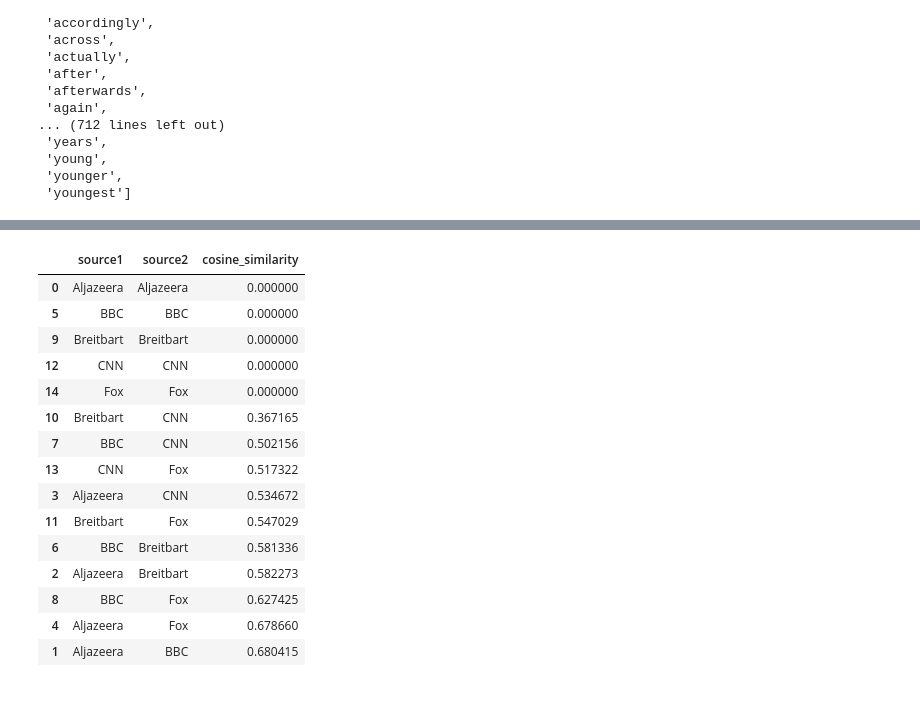
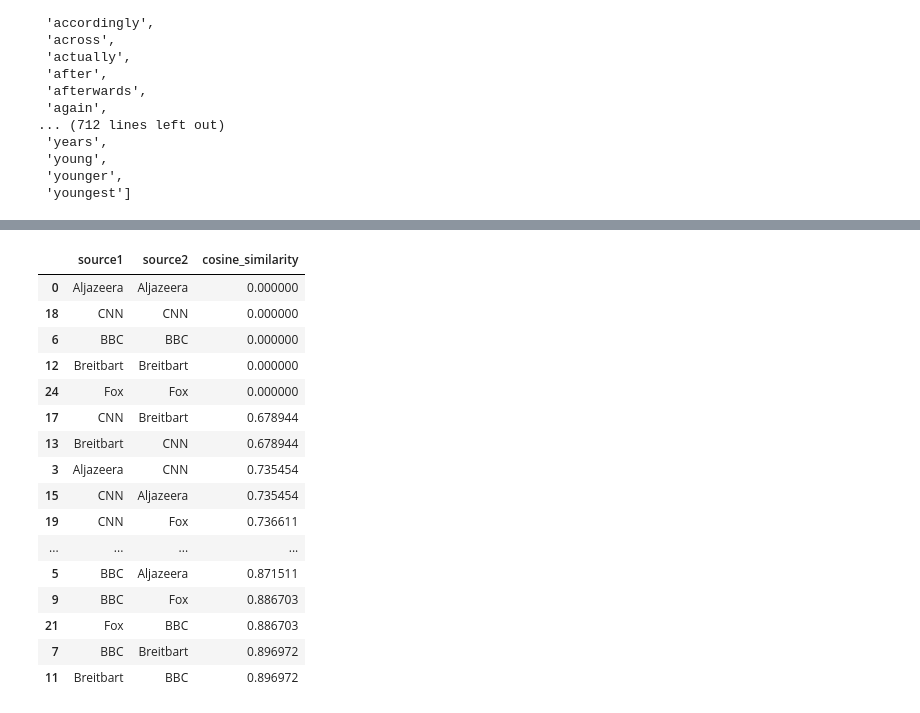
Before and after one commit to edunford/coding_discussions_ppol564_fall2020, a Jupyter notebook: 04_coding_discussion/Submissions/egalla_vince_ve68.ipynb, the cells around one changed output, grey strips where cells are left out. Cells and saved outputs as stored; diff of their text form; code cells hidden in the pictures.

```diff
--- a/04_coding_discussion/Submissions/egalla_vince_ve68.ipynb
+++ b/04_coding_discussion/Submissions/egalla_vince_ve68.ipynb
@@ -77,7 +98,7 @@ def tokenize(text):
     text_list1 = [i for i in text_list0 if i not in stop_list]
     return text_list1
 # %%
-def generateDTM(filenames= None):
+def generateDTM(filenames= None, token= 0):
     '''
     GOAL: Create document text matrix from a list of files
     INPUT: List of filenames of text objects
@@ -91,7 +112,10 @@ def generateDTM(filenames= None):
         with open("C:\\Georgetown\\2020 Fall\\PPOL 564\\coding_discussions_ppol564_fall2020\\04_coding_discussion\\Data\\"+filename+".txt",encoding="utf-8") as f:
             content = f.read()
         ## Tokenize text
-        content_list = tokenize(content)
+        if token == 0:
+            content_list = tokenize0(content)
+        elif token == 1:
+            content_list = tokenize1(content)
         ## Convert to dictionary with count of words
         content_dict = dict()
         for word in content_list:
@@ -109,8 +133,8 @@ def generateDTM(filenames= None):
 files = ["aljazeera-khashoggi","bbc-khashoggi","breitbart-khashoggi","cnn-khashoggi","fox-khashoggi"]
 # %%
 ## Generate document text matrix from all files
-khashoggiDTM = generateDTM(files)
-khashoggiDTM
+khashoggiDTM0 = generateDTM(files, 0)
+khashoggiDTM0
 # %% [output]
 |  | $50bn | (2r) | (90kilometer) | (ak | (cnn) | (l) | (r) | (£385bn) | 1 | 11 | ... |
 | 0 | 0.0 | 0.0 | 0.0 | 1.0 | 0.0 | 0.0 | 0.0 | 0.0 | 0.0 | 0.0 | ... |
@@ -124,17 +148,17 @@ khashoggiDTM
 indexFilename = [[0,"Aljazeera"],[1,"BBC"],[2,"Breitbart"],[3,"CNN"],[4,"Fox"]]
 # %%
 ## Create empty list to add values to
-similarityData = []
+similarityData0 = []
 
 ## Loop through permutations of indices
 for i in range(0,5):
     for j in range(0,5):
-        if i != j and i < j:
-            a = khashoggiDTM.iloc[i]
-            b = khashoggiDTM.iloc[j]
+        if i != j:
+            a = khashoggiDTM0.iloc[i]
+            b = khashoggiDTM0.iloc[j]
             cosine = a.dot(b)/(np.sqrt(a.dot(a))*np.sqrt(b.dot(b)))
             print("The cosine similarity between the articles from "+indexFilename[i][1]+" and "+indexFilename[j][1]+" is "+str(round(cosine,3)) + ".")
-            similarityData.append([indexFilename[i][1],indexFilename[j][1],cosine])
+            similarityData0.append([indexFilename[i][1],indexFilename[j][1],cosine])
         elif i == j:
-            similarityData.append([indexFilename[i][1],indexFilename[j][1],0])
+            similarityData0.append([indexFilename[i][1],indexFilename[j][1],0])
 # %% [output]
@@ -151,26 +185,27 @@ The cosine similarity between the articles from CNN and Fox is 0.517.
 # %%
 ## Convert to data frame for visualization
-similarityDF = pd.DataFrame(similarityData).rename(columns={0:'source1',1:'source2',2:'cosine_similarity'})
+similarityDF0 = pd.DataFrame(similarityData0).rename(columns={0:'source1',1:'source2',2:'cosine_similarity'})
 # %%
 ## Resort by cosine similarity
-similarityDF.sort_values(by= 'cosine_similarity')
+similarityDF0.sort_values(by= 'cosine_similarity')
 # %% [output]
 |  | source1 | source2 | cosine_similarity |
 | 0 | Aljazeera | Aljazeera | 0.000000 |
-| 5 | BBC | BBC | 0.000000 |
-| 9 | Breitbart | Breitbart | 0.000000 |
-| 12 | CNN | CNN | 0.000000 |
-| 14 | Fox | Fox | 0.000000 |
-| 10 | Breitbart | CNN | 0.367165 |
-| 7 | BBC | CNN | 0.502156 |
-| 13 | CNN | Fox | 0.517322 |
-| 3 | Aljazeera | CNN | 0.534672 |
-| 11 | Breitbart | Fox | 0.547029 |
-| 6 | BBC | Breitbart | 0.581336 |
-| 2 | Aljazeera | Breitbart | 0.582273 |
-| 8 | BBC | Fox | 0.627425 |
-| 4 | Aljazeera | Fox | 0.678660 |
-| 1 | Aljazeera | BBC | 0.680415 |
+| 18 | CNN | CNN | 0.000000 |
+| 6 | BBC | BBC | 0.000000 |
+| 12 | Breitbart | Breitbart | 0.000000 |
+| 24 | Fox | Fox | 0.000000 |
+| 17 | CNN | Breitbart | 0.678944 |
+| 13 | Breitbart | CNN | 0.678944 |
+| 3 | Aljazeera | CNN | 0.735454 |
+| 15 | CNN | Aljazeera | 0.735454 |
+| 19 | CNN | Fox | 0.736611 |
+| ... | ... | ... | ... |
+| 5 | BBC | Aljazeera | 0.871511 |
+| 9 | BBC | Fox | 0.886703 |
+| 21 | Fox | BBC | 0.886703 |
+| 7 | BBC | Breitbart | 0.896972 |
+| 11 | Breitbart | BBC | 0.896972 |
 # %%
 from plotnine import *
 (
```
Also changed, not shown: parts of 11 cells of this notebook.
